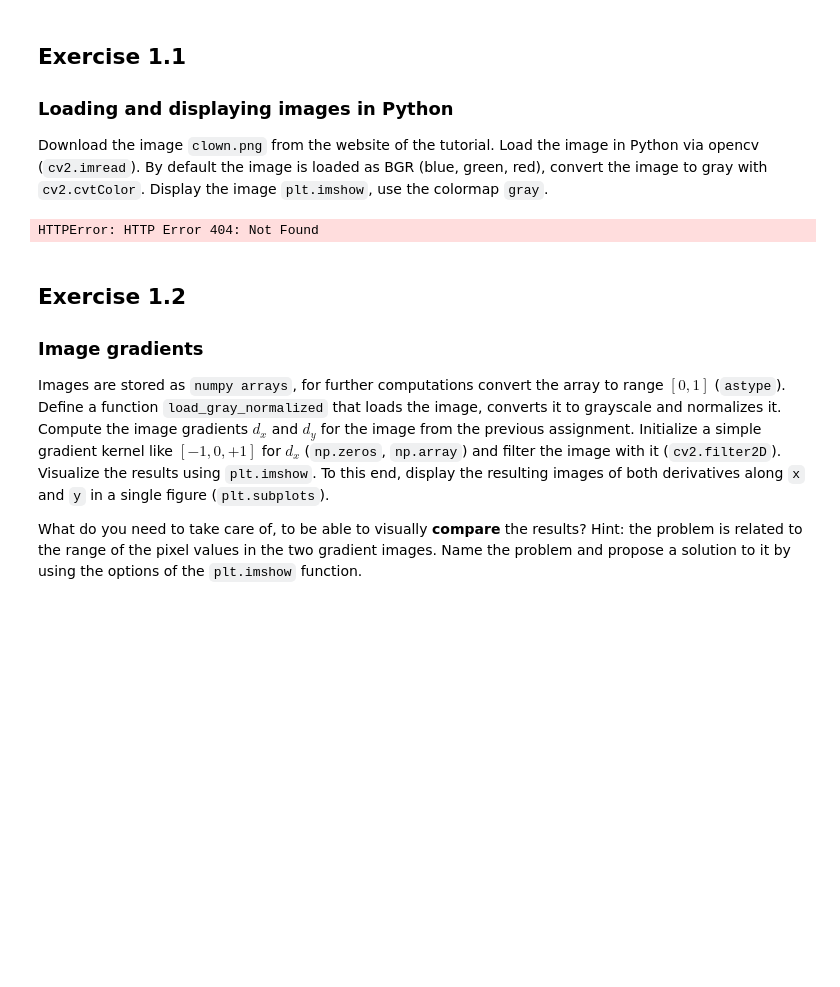
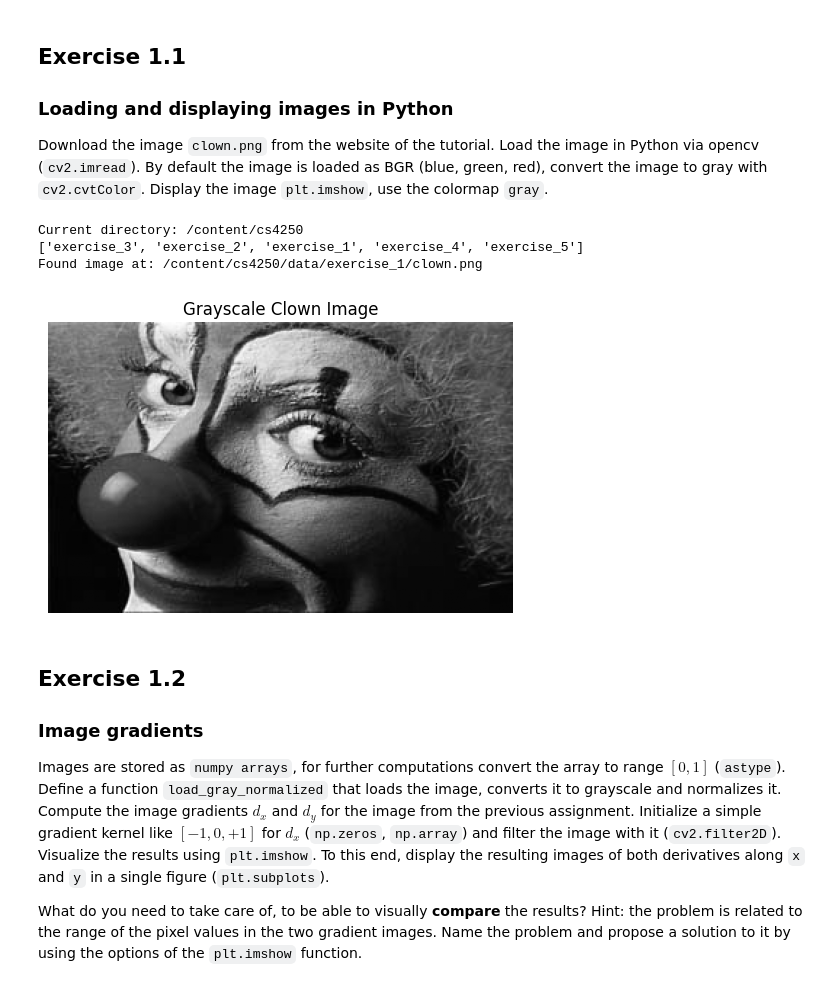
Before and after one commit to mohammedibrahimshawon/APWT_SUM22_Assign, a Jupyter notebook: exercise_1.ipynb, the cells around one changed output. Cells and saved outputs as stored; diff of their text form; code cells hidden in the pictures; blank space fills up the shorter version.

```diff
--- a/exercise_1.ipynb
+++ b/exercise_1.ipynb
@@ -38,28 +46,46 @@ Download the image `clown.png` from the website of the tutorial. Load
 the image in Python via opencv (`cv2.imread`). By default the image is loaded as BGR (blue, green, red), convert the image to gray with `cv2.cvtColor`.
 Display the image `plt.imshow`, use the colormap `gray`.
 # %%
+# TODO: define image path
+from os import listdir, getcwd
+from os.path import join
+
+print("Current directory:", getcwd())
+
+# Show files inside data folder
+print(listdir(join(getcwd(), 'data')))
+# TODO: read image
 import cv2
 import matplotlib.pyplot as plt
-import urllib.request
+from os import walk, getcwd
+from os.path import join
 
-# Download image
-url = "https://github.com/inb-luebeck/cs4250/raw/master/data/exercise_1/clown.png" # Corrected URL
-urllib.request.urlretrieve(url, "clown.png")
+# Search for clown.png
+for root, dirs, files in walk(getcwd()):
+    if 'clown.png' in files:
+        img_path = join(root, 'clown.png')
+        print("Found image at:", img_path)
 
-# Load image (BGR format)
-img_bgr = cv2.imread("clown.png")
+# Load image
+img_bgr = cv2.imread(img_path)
 
-# Convert BGR -> Grayscale
+# Convert to grayscale
 img_gray = cv2.cvtColor(img_bgr, cv2.COLOR_BGR2GRAY)
 
 # Display image
 plt.figure(figsize=(6,6))
 plt.imshow(img_gray, cmap='gray')
 plt.title("Grayscale Clown Image")
 plt.axis('off')
 plt.show()
+# TODO: convert image to grayscale
+
+# TODO: display image
 # %% [output]
-HTTPError: HTTP Error 404: Not Found
+Current directory: /content/cs4250
+['exercise_3', 'exercise_2', 'exercise_1', 'exercise_4', 'exercise_5']
+Found image at: /content/cs4250/data/exercise_1/clown.png
+[figure, added]
 # %% [markdown]
 ## Exercise 1.2
 ### Image gradients
```
Also changed, not shown: parts of 12 cells of this notebook.
